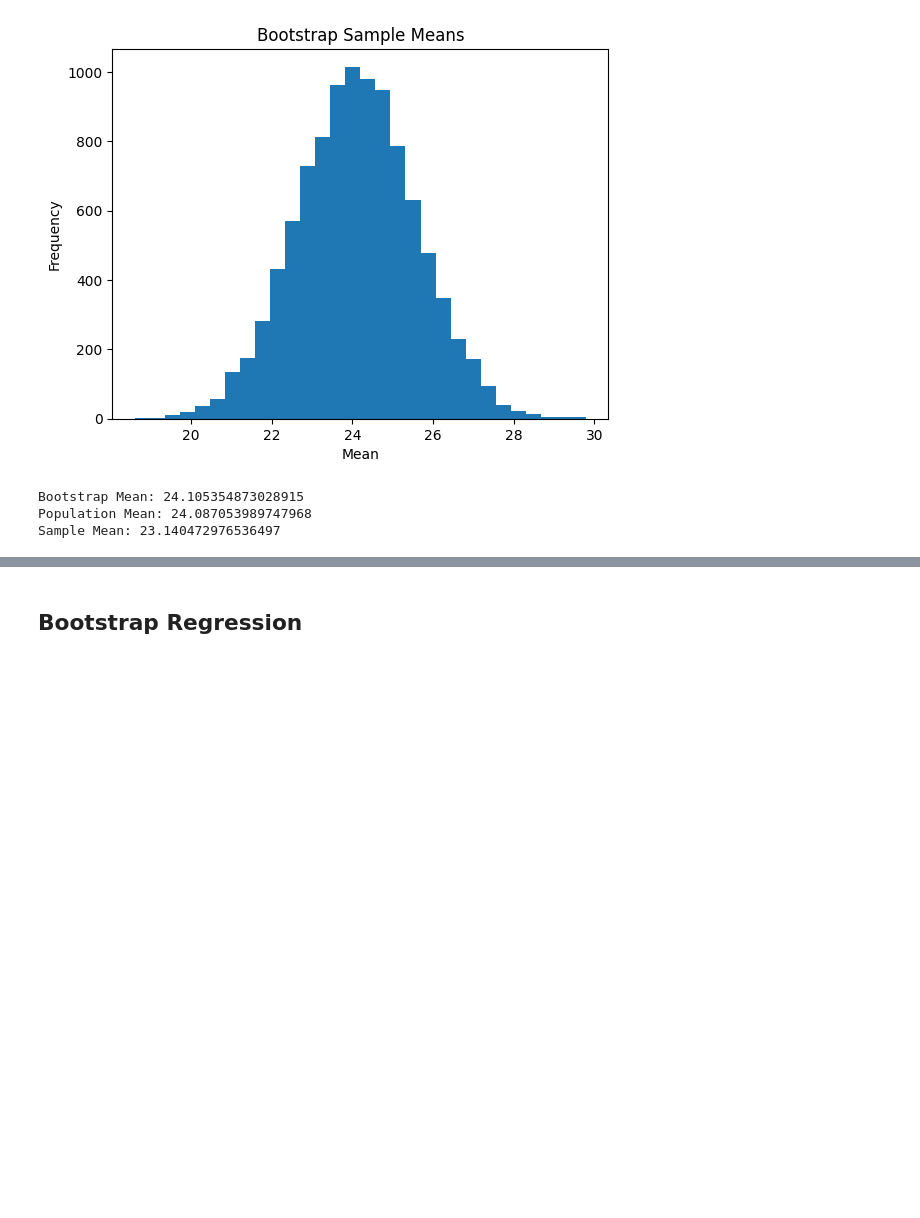
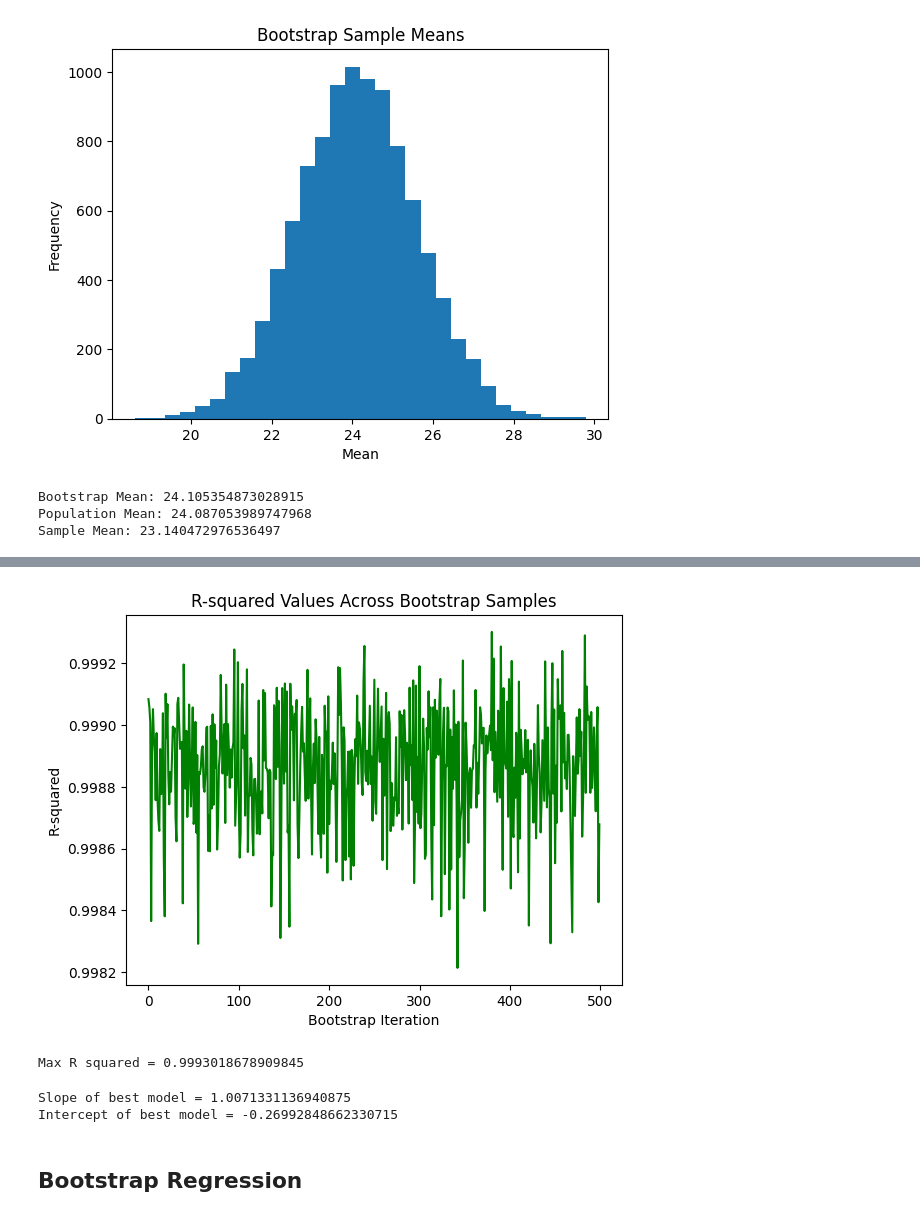
Before and after one commit to Elwarfalli/MSE-1500-Simulation-Modeling-with-Python, a Jupyter notebook: chapter_6.ipynb, the cells around one changed output, grey strips where cells are left out. Saved outputs shown, nothing was run; the diff lists cells and outputs as text; code cells hidden in the pictures; blank space fills up the shorter version.

```diff
--- a/chapter_6.ipynb
+++ b/chapter_6.ipynb
@@ -187,0 +298,30 @@ Sample Mean: 23.140472976536497
+# %%
+# Python Example: Simple Linear Fit with Validation
+import numpy as np
+from sklearn.linear_model import LinearRegression
+from sklearn.metrics import mean_squared_error
+from sklearn.model_selection import train_test_split
+
+# Generate simple synthetic data: X is feature, y is target
+X = np.array([[1], [2], [3], [4], [5], [6]])
+y = np.array([2, 4, 6, 8, 10, 12])  # Perfect linear relationship: y = 2 * X
+
+# Split data into training set and validation set
+# test_size=0.33 means 33% of data is for validation, 67% for training
+# random_state=1 fixes the random split for reproducibility
+X_train, X_val, y_train, y_val = train_test_split(X, y, test_size=0.33, random_state=1)
+
+# Create a Linear Regression model object
+model = LinearRegression()
+
+# Train the model using the training data (X_train, y_train)
+model.fit(X_train, y_train)
+
+# Use the trained model to predict the target values for validation data (X_val)
+y_pred = model.predict(X_val)
+
+# Calculate the Mean Squared Error (MSE) between predicted and actual validation targets
+val_error = mean_squared_error(y_val, y_pred)
+
+# Print the validation error to evaluate model performance on unseen data
+print("Validation Error (MSE):", val_error)
@@ -188,3 +382,28 @@ Sample Mean: 23.140472976536497
+# %%
+# Plot R^2 values from all models
+plt.plot(r_sqs, color='green')
+plt.title("R-squared Values Across Bootstrap Samples")
+plt.xlabel("Bootstrap Iteration")
+plt.ylabel("R-squared")
+plt.show()
+
+# Find max R-squared value and corresponding model parameters
+max_r_sq = max(r_sqs)
+pos_max_r_sq = r_sqs.index(max_r_sq)
+print(f"Max R squared = {max_r_sq}")
+# %% [output]
+[figure, added]
+Max R squared = 0.9993018678909845
+# %%
+# Retrieve slope and intercept of best-performing model
+max_slope = boot_slopes[pos_max_r_sq]
+max_interc = boot_interc[pos_max_r_sq]
+
+print(f"Slope of best model = {max_slope}")
+print(f"Intercept of best model = {max_interc}")
+# %% [output]
+Slope of best model = 1.0071331136940875
+Intercept of best model = -0.26992848662330715
 # %%
 import random
 import numpy as np
```
Also changed, not shown: parts of 7 cells of this notebook.
